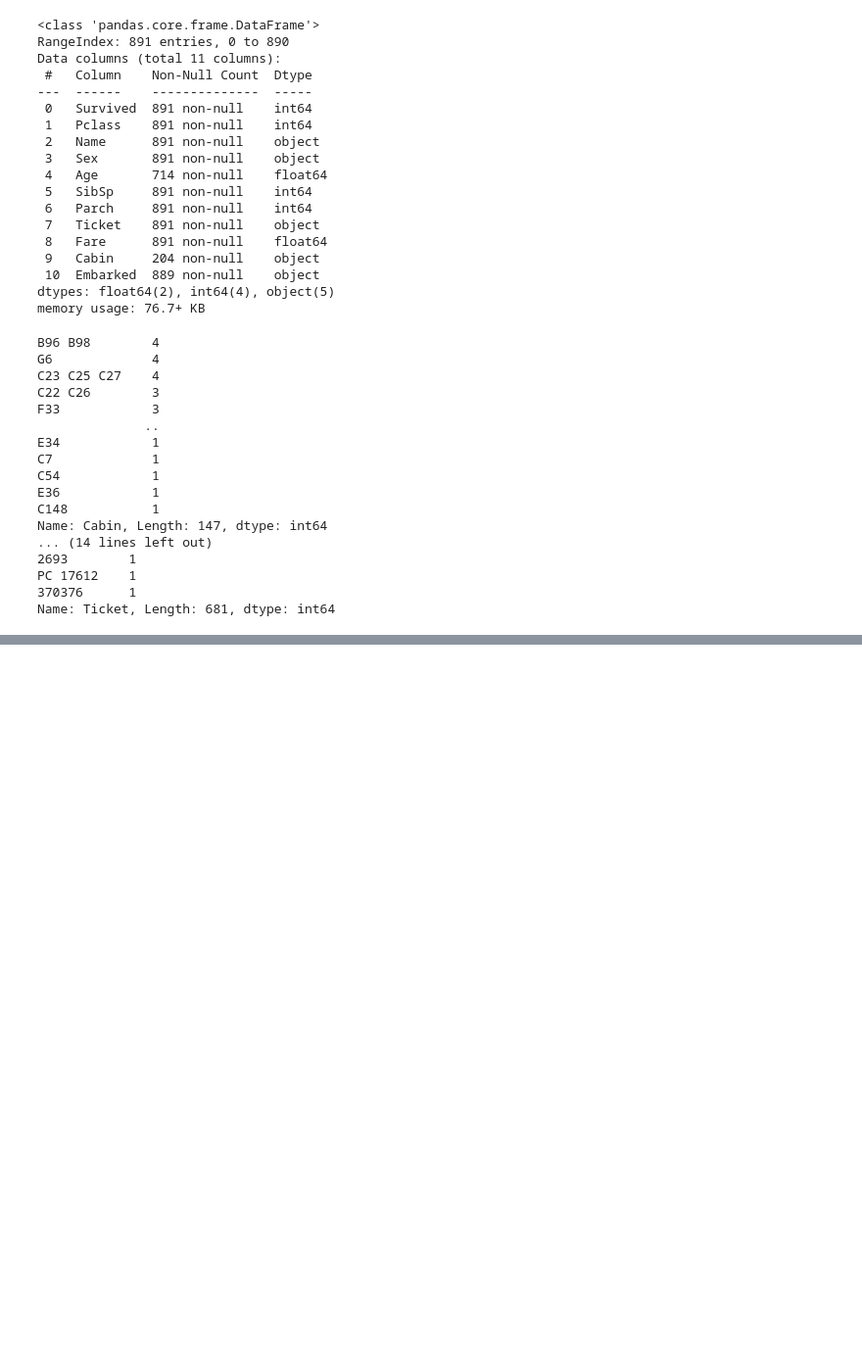
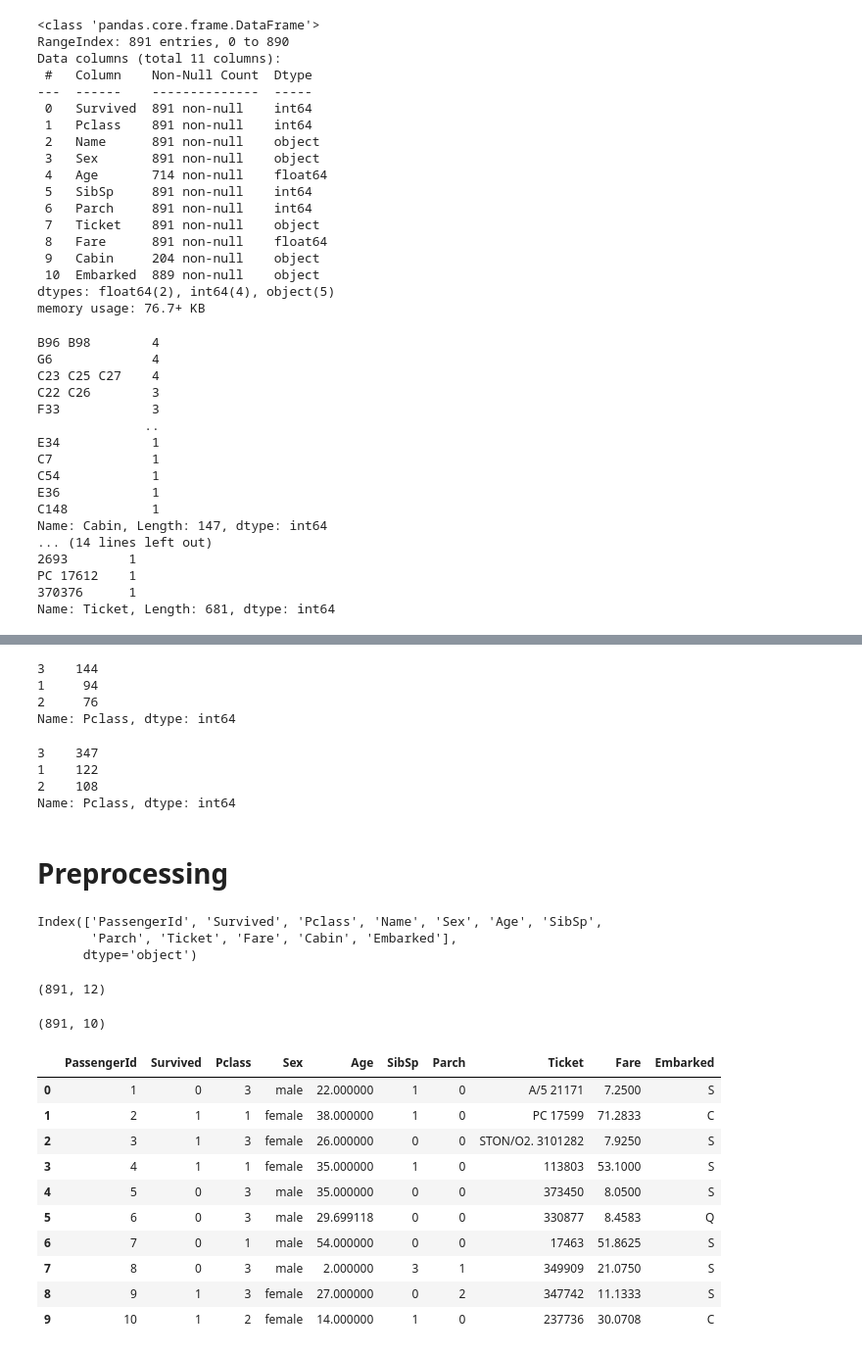
Before and after one commit to Dar-rius/new_titanic, a Jupyter notebook: machinLearning.ipynb, the cells around one changed output, grey strips where cells are left out. Shown at 98% size. Drawn from its saved outputs; the diff is of its cells as text; code cells hidden in the pictures; blank space fills up the shorter version.

```diff
--- a/machinLearning.ipynb
+++ b/machinLearning.ipynb
@@ -158,0 +190,44 @@ ModuleNotFoundError: No module named 'seaborn'
+# %%
+dataset[dataset["Sex"]=="female"]["Pclass"].value_counts()
+# %% [output]
+3    144
+1     94
+2     76
+Name: Pclass, dtype: int64
+# %%
+dataset[dataset["Sex"]=="male"]["Pclass"].value_counts()
+# %% [output]
+3    347
+1    122
+2    108
+Name: Pclass, dtype: int64
+# %% [markdown]
+# Preprocessing
+# %%
+titanic = datasetT
+# %%
+print(titanic.columns)
+titanic.shape
+# %% [output]
+Index(['PassengerId', 'Survived', 'Pclass', 'Name', 'Sex', 'Age', 'SibSp',
+       'Parch', 'Ticket', 'Fare', 'Cabin', 'Embarked'],
+      dtype='object')
+(891, 12)
+# %%
+titanic = titanic.drop(["Cabin", "Name"], axis=1)
+titanic = titanic.fillna(titanic["Age"].mean())
+print(titanic.shape)
+titanic.head(10)
+# %% [output]
+(891, 10)
+|  | PassengerId | Survived | Pclass | Sex | Age | SibSp | Parch | Ticket | Fare | Embarked |
+| 0 | 1 | 0 | 3 | male | 22.000000 | 1 | 0 | A/5 21171 | 7.2500 | S |
+| 1 | 2 | 1 | 1 | female | 38.000000 | 1 | 0 | PC 17599 | 71.2833 | C |
+| 2 | 3 | 1 | 3 | female | 26.000000 | 0 | 0 | STON/O2. 3101282 | 7.9250 | S |
+| 3 | 4 | 1 | 1 | female | 35.000000 | 1 | 0 | 113803 | 53.1000 | S |
+| 4 | 5 | 0 | 3 | male | 35.000000 | 0 | 0 | 373450 | 8.0500 | S |
+| 5 | 6 | 0 | 3 | male | 29.699118 | 0 | 0 | 330877 | 8.4583 | Q |
+| 6 | 7 | 0 | 1 | male | 54.000000 | 0 | 0 | 17463 | 51.8625 | S |
+| 7 | 8 | 0 | 3 | male | 2.000000 | 3 | 1 | 349909 | 21.0750 | S |
+| 8 | 9 | 1 | 3 | female | 27.000000 | 0 | 2 | 347742 | 11.1333 | S |
+| 9 | 10 | 1 | 2 | female | 14.000000 | 1 | 0 | 237736 | 30.0708 | C |
```
Also changed, not shown: parts of 23 cells of this notebook.
